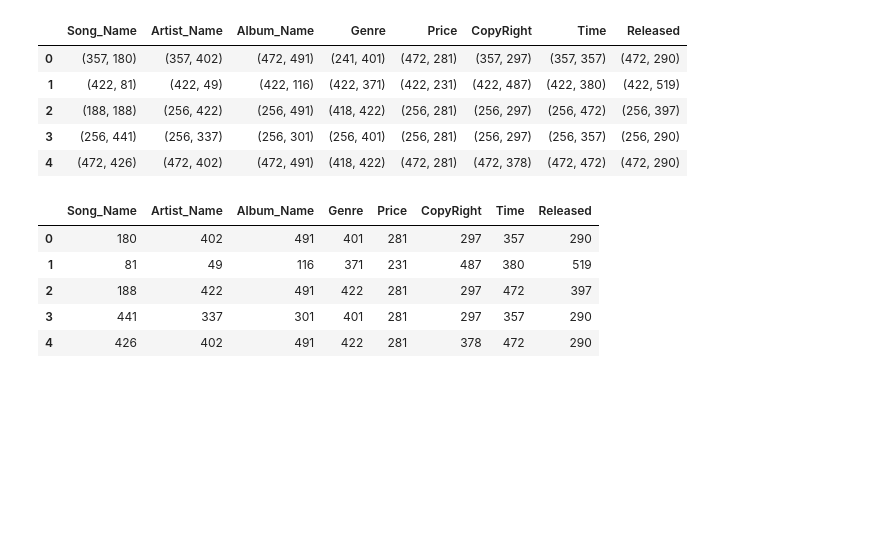
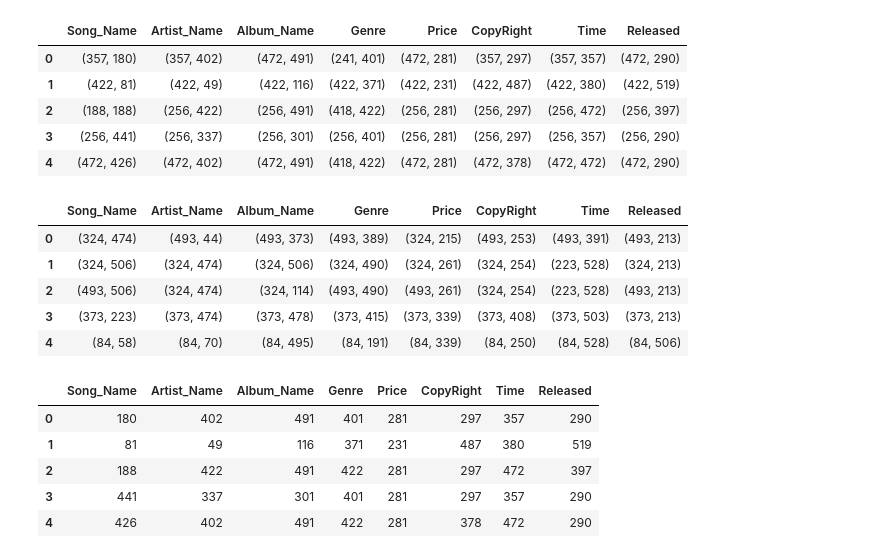
Before and after one commit to vincenzomartello/deepmatcher-experiments, a Jupyter notebook: exp3.ipynb, the cells around one changed output. Saved outputs shown, nothing was run; the diff lists cells and outputs as text; code cells hidden in the pictures; blank space fills up the shorter version.

```diff
--- a/exp3.ipynb
+++ b/exp3.ipynb
@@ -423,6 +357,18 @@ positives_closer_vectors_df.head()
 | 2 | (188, 188) | (256, 422) | (256, 491) | (418, 422) | (256, 281) | (256, 297) | (256, 472) | (256, 397) |
 | 3 | (256, 441) | (256, 337) | (256, 301) | (256, 401) | (256, 281) | (256, 297) | (256, 357) | (256, 290) |
 | 4 | (472, 426) | (472, 402) | (472, 491) | (418, 422) | (472, 281) | (472, 378) | (472, 472) | (472, 290) |
+# %%
+negatives_closer_vectors_df = negatives_closer_vectors_df.applymap(lambda c: (ordered_id_positives[c[0]],
+                                                                   ordered_id_positives[c[1]]))
+# %%
+negatives_closer_vectors_df.head()
+# %% [output]
+|  | Song_Name | Artist_Name | Album_Name | Genre | Price | CopyRight | Time | Released |
+| 0 | (324, 474) | (493, 44) | (493, 373) | (493, 389) | (324, 215) | (493, 253) | (493, 391) | (493, 213) |
+| 1 | (324, 506) | (324, 474) | (324, 506) | (324, 490) | (324, 261) | (324, 254) | (223, 528) | (324, 213) |
+| 2 | (493, 506) | (324, 474) | (324, 114) | (493, 490) | (493, 261) | (324, 254) | (223, 528) | (493, 213) |
+| 3 | (373, 223) | (373, 474) | (373, 478) | (373, 415) | (373, 339) | (373, 408) | (373, 503) | (373, 213) |
+| 4 | (84, 58) | (84, 70) | (84, 495) | (84, 191) | (84, 339) | (84, 250) | (84, 528) | (84, 506) |
 # %%
 positives_closer_vectors_on_attribute_df = positives_closer_vectors_df.applymap(lambda c: c[1])
 # %%
```
Also changed, not shown: parts of 24 cells of this notebook, 53 other files.
